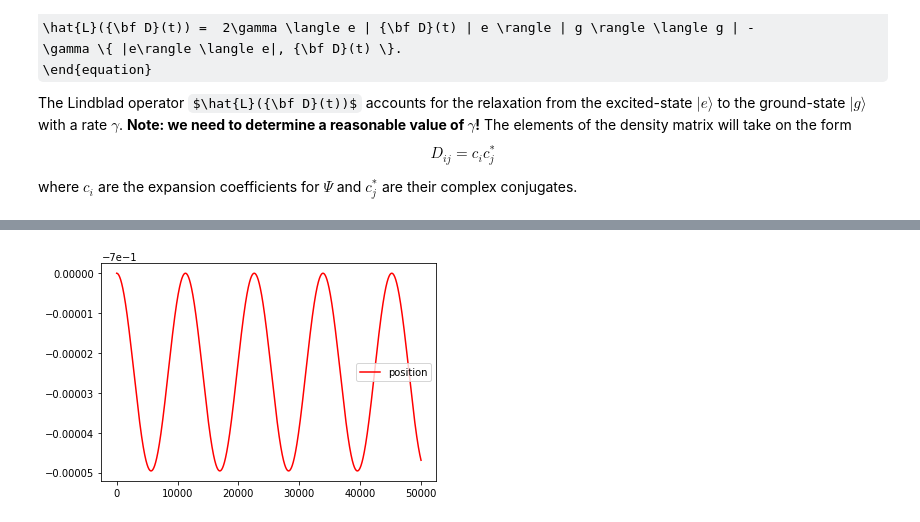
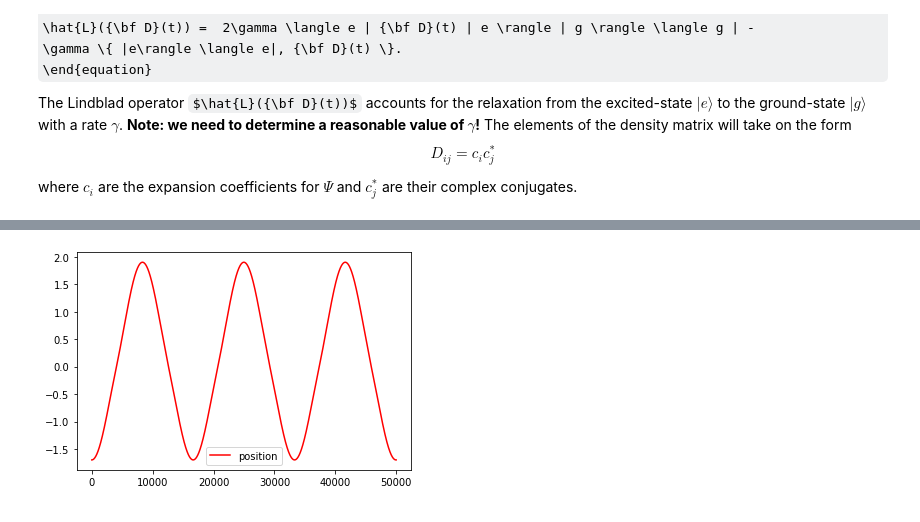
Before and after one commit to FoleyLab/PyCQED, a Jupyter notebook: Polariton_Hamiltonian.ipynb, the cells around one changed output, grey strips where cells are left out. Drawn from its saved outputs; the diff is of its cells as text; code cells hidden in the pictures; some formulas as TeX source.

```diff
--- a/Polariton_Hamiltonian.ipynb
+++ b/Polariton_Hamiltonian.ipynb
@@ -188,13 +188,16 @@ plt.show()
 # %%
-def VelocityVerlet(spline, mass, r_curr, v_curr, dt):
+def VelocityVerlet(g_spline, e_spline, c_g, c_e, mass, r_curr, v_curr, dt):
+    ### get p_g and p_e
+    p_g = np.conj(c_g) * c_g
+    p_e = np.conj(c_e) * c_e
     ### compute acceleration ... first we need force
-    F_curr = -1*spline(r_curr)
+    F_curr = -1 * p_g * g_spline(r_curr) - p_e * e_spline(r_curr)
     ### now get acceleration from a = F/m
     a_curr = F_curr / mass
     ### now get r in the future... r_fut
     r_fut = r_curr + v_curr*dt + 1/2 * a_curr*dt**2
     ### now get the future force: -d/dr E(r_fut)
-    F_fut = -1*spline(r_fut)
+    F_fut = -1 * p_g * g_spline(r_fut) - p_e * e_spline(r_fut)
     ### now that I have new Force, compute new acceleration
     a_fut = F_fut / mass
     ### now that I have acceleration in the future, let me calculate velocity
@@ -204,24 +207,26 @@ def VelocityVerlet(spline, mass, r_curr, v_curr, dt):
     return [r_fut, v_fut]
 # %%
 M = 1009883
-ri = -0.7
+ri = -1.7
 vi = 0.
 dt = 1.
+c_g = np.sqrt(5/9)
+c_e = np.sqrt(4/9)
 
 time = np.zeros(50000)
 v_of_t = np.zeros(50000)
 r_of_t = np.zeros(50000)
 
 for i in range(0,50000):
     time[i] = i*dt
-    res = VelocityVerlet(Fg_spline, M, ri, vi, dt)
+    res = VelocityVerlet(Fg_spline, Fe_spline, c_g, c_e, M, ri, vi, dt)
     ri = res[0]
     vi = res[1]
     r_of_t[i] = ri
     v_of_t[i] = vi
 
 plt.plot(time, r_of_t, 'red', label='position')
 plt.legend()
 plt.show()
 # %% [output]
-[figure, old version]
+[figure, new version]
```
Also changed, not shown: parts of 5 cells of this notebook, 1 other file.
